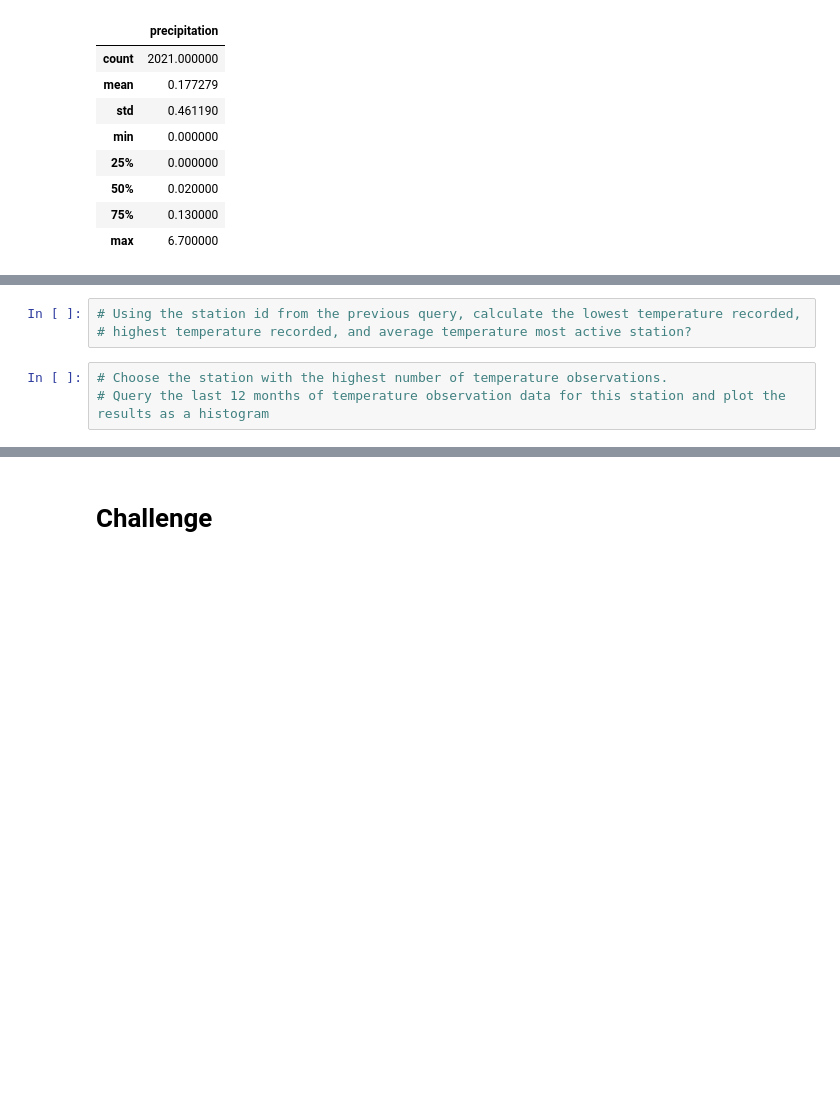
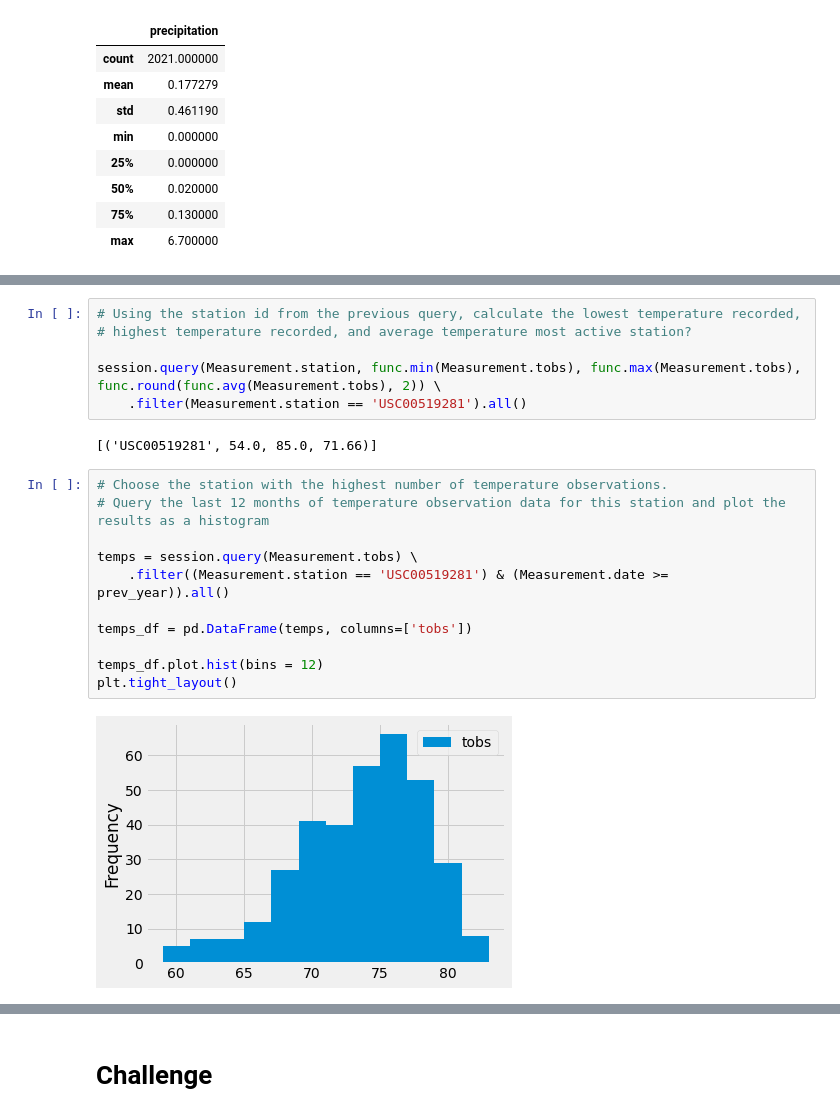
Before and after one commit to rgoldsberry/surfs-up, a Jupyter notebook: climate_analysis.ipynb, the cells around one changed output, grey strips where cells are left out. Drawn from its saved outputs; the diff is of its cells as text; blank space fills up the shorter version.

```diff
--- a/climate_analysis.ipynb
+++ b/climate_analysis.ipynb
@@ -82,9 +99,24 @@ df.describe()
 # %%
 # Using the station id from the previous query, calculate the lowest temperature recorded,
 # highest temperature recorded, and average temperature most active station?
+
+session.query(Measurement.station, func.min(Measurement.tobs), func.max(Measurement.tobs), func.round(func.avg(Measurement.tobs), 2)) \
+    .filter(Measurement.station == 'USC00519281').all()
+# %% [output]
+[('USC00519281', 54.0, 85.0, 71.66)]
 # %%
 # Choose the station with the highest number of temperature observations.
 # Query the last 12 months of temperature observation data for this station and plot the results as a histogram
+
+temps = session.query(Measurement.tobs) \
+    .filter((Measurement.station == 'USC00519281') & (Measurement.date >= prev_year)).all()
+
+temps_df = pd.DataFrame(temps, columns=['tobs'])
+
+temps_df.plot.hist(bins = 12)
+plt.tight_layout()
+# %% [output]
+[figure, added]
 # %%
 # Write a function called `calc_temps` that will accept start date and end date in the format '%Y-%m-%d'
 # and return the minimum, average, and maximum temperatures for that range of dates
```
Also changed, not shown: parts of 4 cells of this notebook, 1 other file.
